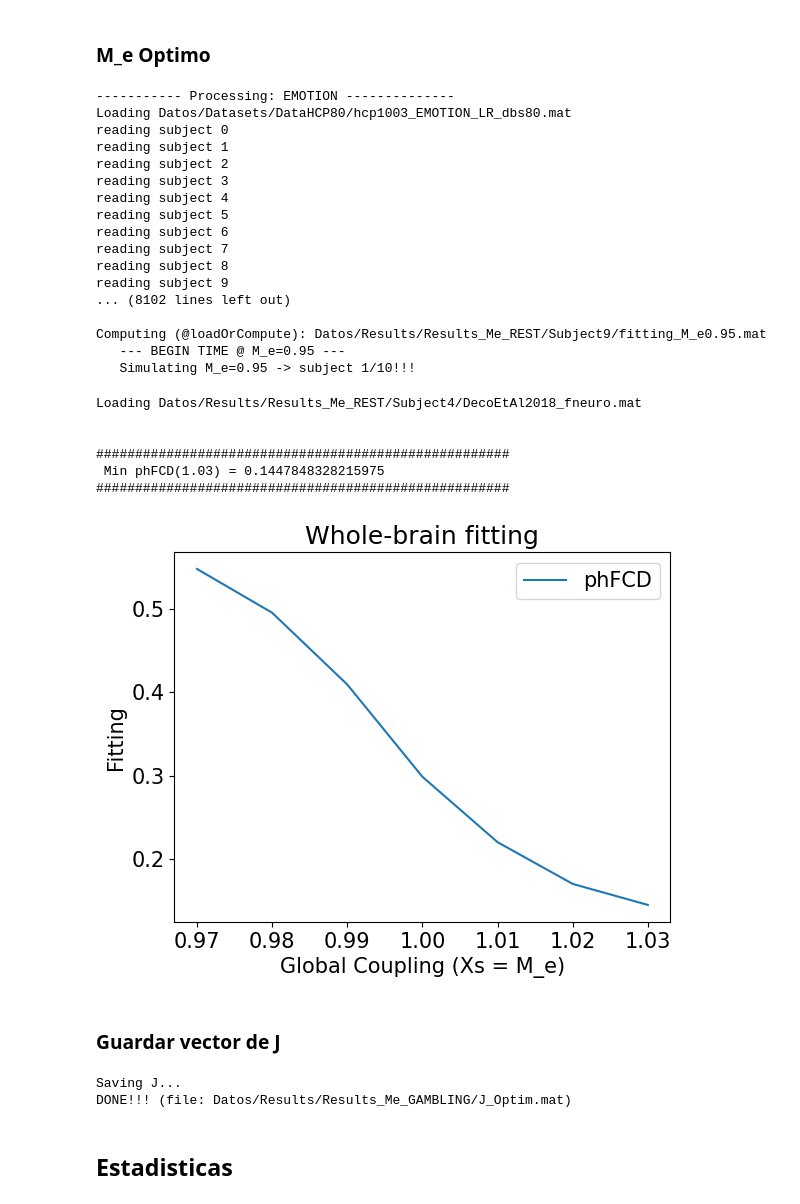
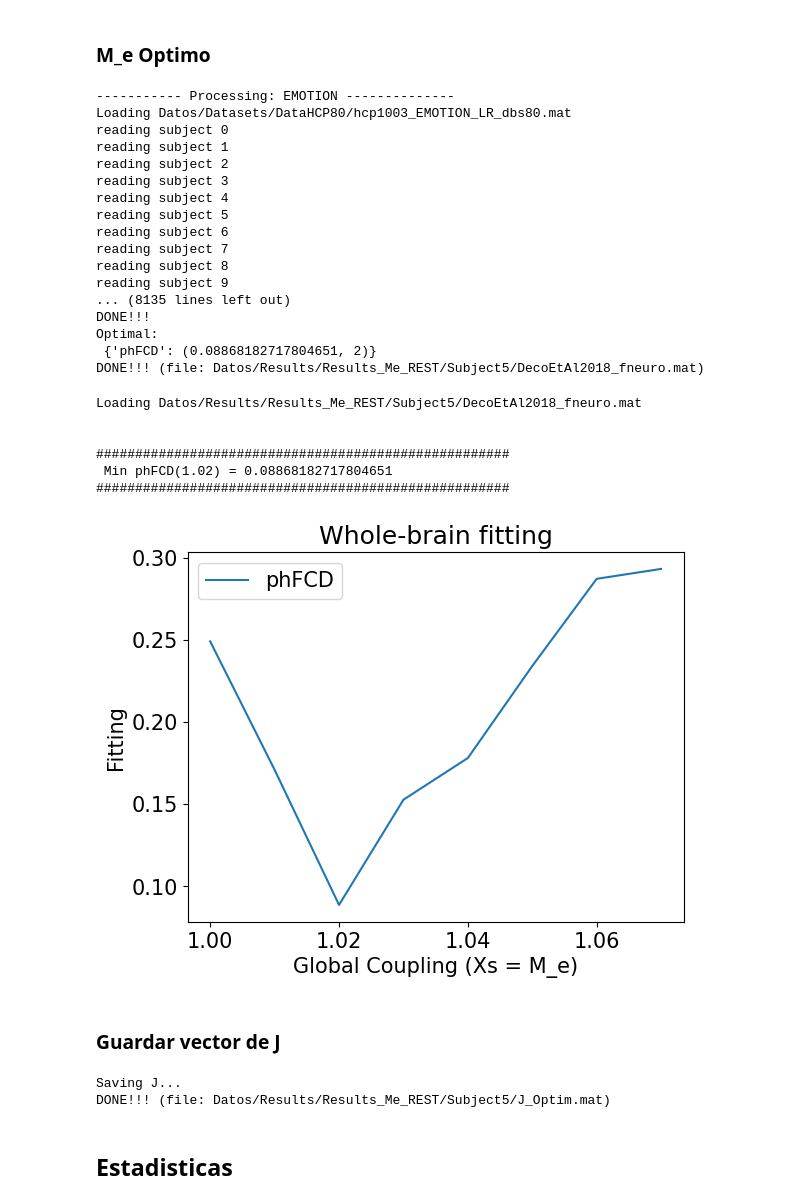
Before and after one commit to FaragoFa/Neuronas, a Jupyter notebook: Proyecto.ipynb, the cells around one changed output. Saved outputs shown, nothing was run; the diff lists cells and outputs as text; code cells hidden in the pictures.

```diff
--- a/Proyecto.ipynb
+++ b/Proyecto.ipynb
@@ -473,12 +457,13 @@ import Models.Naskar as Naskar
 from Tests.Deco2018.setup import *
 
 outFilePath = 'Datos/Results/Results_Me_REST/'
-inFilePath = 'Datos/Datasets/DataHCP80/'
+inFilePath = 'Datos/Datasts/DataHCP80/'
 prepro.outFilePath = outFilePath
 prepro.inFilePath = inFilePath
 
 J_fileNames = outFilePath + "results_{}.txt"
-prepro.prepro_Optim_Individual(neuronalModel= Naskar, selectedTask= 'REST1',current_subjects= [9, 4],outFilePath = outFilePath, M_i_optim=1, G_optim= 6.3, Start= 0.95,                                  Step= 0.01, End=1.05 +0.001, J_fileNames=J_fileNames, distanceSettings = {'phFCD': (phFCD, True)})
+prepro.prepro_Optim_Individual(neuronalModel= Naskar, selectedTask= 'REST1',outFilePath = outFilePath,current_subjects=[5], M_i_optim=1, G_optim= 6.3,
+                               Start= 1, Step= 0.01, End=1.07 +0.001, J_fileNames=J_fileNames, distanceSettings = {'phFCD': (phFCD, True)})
 # %% [output]
 ----------- Processing: EMOTION --------------
 Loading Datos/Datasets/DataHCP80/hcp1003_EMOTION_LR_dbs80.mat
@@ -492,28 +477,29 @@ reading subject 6
 reading subject 7
 reading subject 8
 reading subject 9
-... (8102 lines left out)
-
-Computing (@loadOrCompute): Datos/Results/Results_Me_REST/Subject9/fitting_M_e0.95.mat
-   --- BEGIN TIME @ M_e=0.95 ---
-   Simulating M_e=0.95 -> subject 1/10!!!
+... (8135 lines left out)
+DONE!!!
+Optimal:
+ {'phFCD': (0.08868182717804651, 2)}
+DONE!!! (file: Datos/Results/Results_Me_REST/Subject5/DecoEtAl2018_fneuro.mat)
 # %%
 import Tests.Deco2018.plot as fig_optim
-fig_optim.plot_optim('Datos/Results/Results_Me_REST/Subject4/DecoEtAl2018_fneuro.mat', x= 'M_e')
+fig_optim.plot_optim('Datos/Results/Results_Me_REST/Subject5/DecoEtAl2018_fneuro.mat', x= 'M_e')
 # %% [output]
-Loading Datos/Results/Results_Me_REST/Subject4/DecoEtAl2018_fneuro.mat
+Loading Datos/Results/Results_Me_REST/Subject5/DecoEtAl2018_fneuro.mat
 
 
 #####################################################
- Min phFCD(1.03) = 0.1447848328215975
+ Min phFCD(1.02) = 0.08868182717804651
 #####################################################
-[figure, old version]
+[figure, new version]
 # %% [markdown]
 ### Guardar vector de J
 # %%
-prepro.save_J(M_i_optim= 1, M_e_optim=1.04, G_optim=6.3)
+import Tests.Deco2018.prepro as prepro
+prepro.save_J(M_i_optim= 1, M_e_optim=1.02, G_optim=6.3, Path='Datos/Results/Results_Me_REST/Subject5/')
 # %% [output]
 Saving J...
-DONE!!! (file: Datos/Results/Results_Me_GAMBLING/J_Optim.mat)
+DONE!!! (file: Datos/Results/Results_Me_REST/Subject5/J_Optim.mat)
 # %% [markdown]
 ## Estadisticas
```
Also changed, not shown: parts of 5 cells of this notebook, 4 other files.
